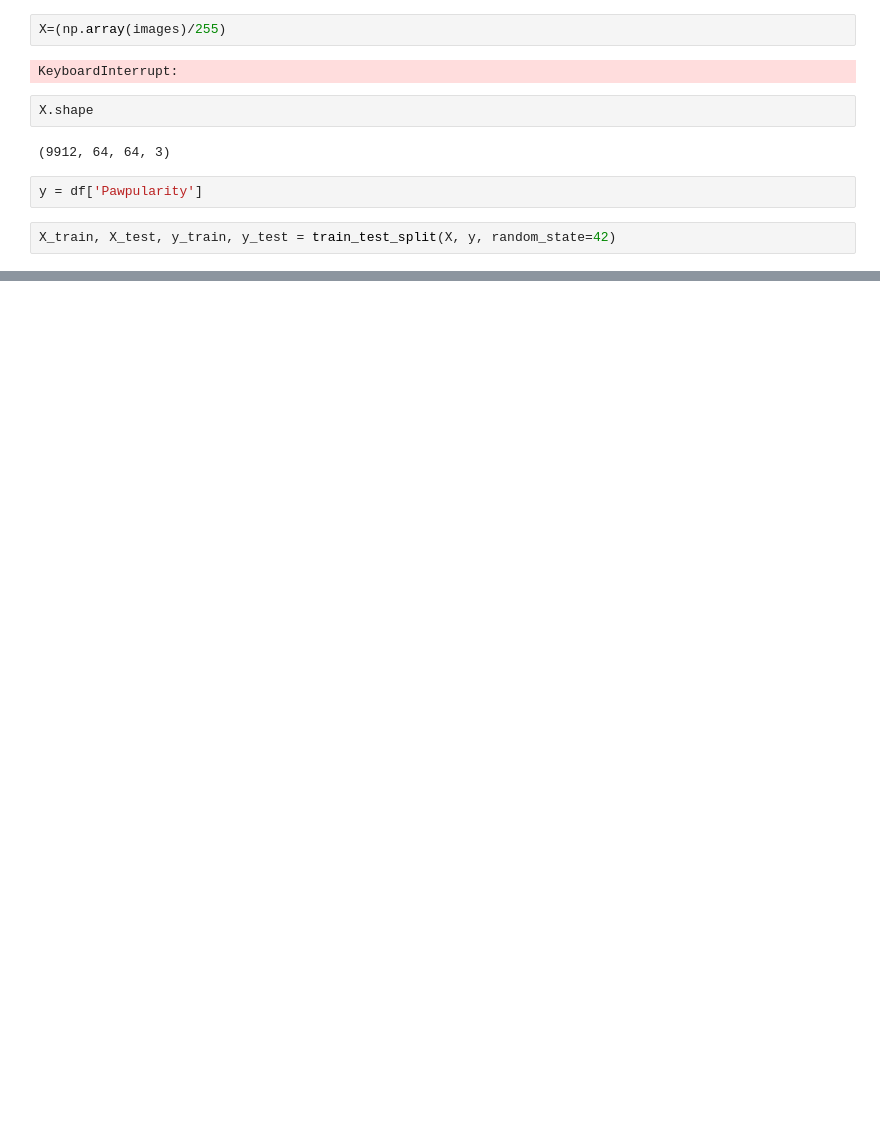
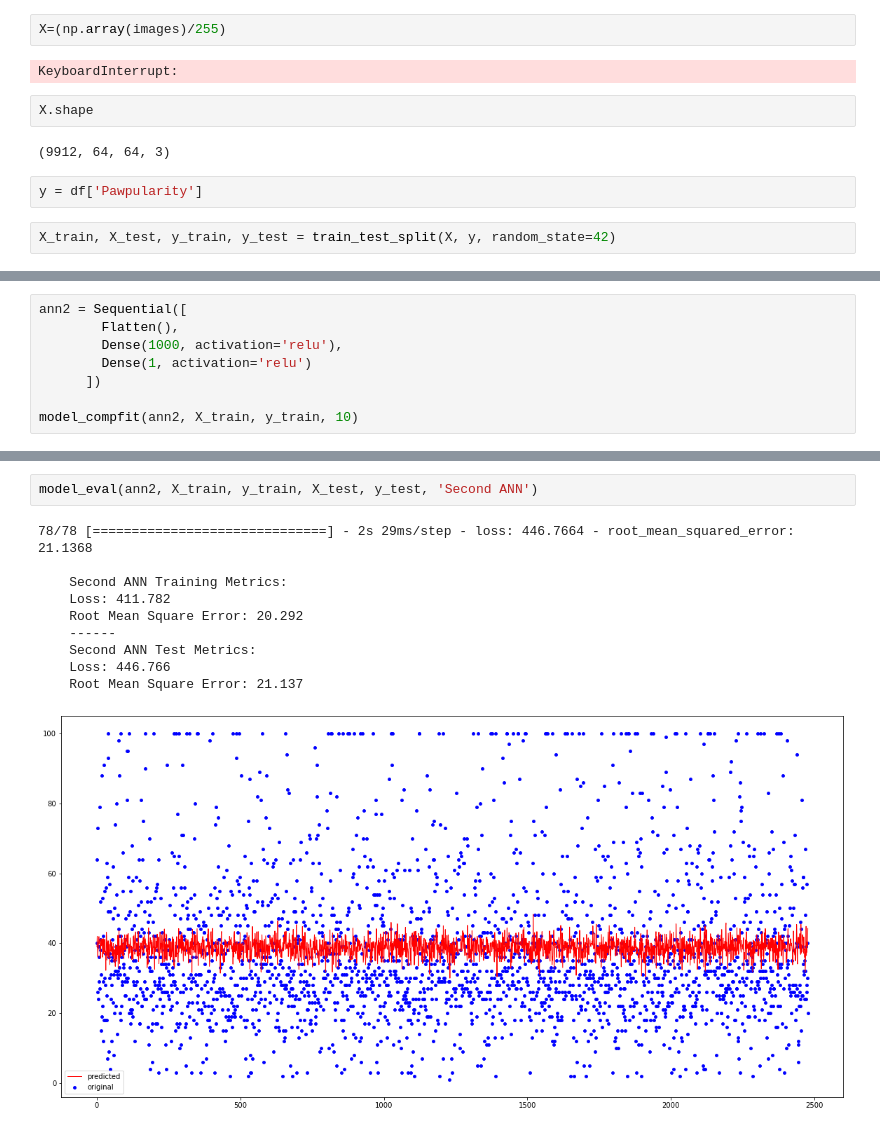
Before and after one commit to stevenaddison/Pet-Pawpularity, a Jupyter notebook: StevenNotebook.ipynb, the cells around one changed output, grey strips where cells are left out. Cells and saved outputs as stored; diff of their text form; blank space fills up the shorter version.

```diff
--- a/StevenNotebook.ipynb
+++ b/StevenNotebook.ipynb
@@ -659,0 +254,8 @@ Epoch 5/5
+# %%
+ann2 = Sequential([
+        Flatten(),
+        Dense(1000, activation='relu'),
+        Dense(1, activation='relu')
+      ])
+
+model_compfit(ann2, X_train, y_train, 10)
@@ -659,0 +283,13 @@ Epoch 5/5
+# %%
+model_eval(ann2, X_train, y_train, X_test, y_test, 'Second ANN')
+# %% [output]
+78/78 [==============================] - 2s 29ms/step - loss: 446.7664 - root_mean_squared_error: 21.1368
+
+    Second ANN Training Metrics:
+    Loss: 411.782
+    Root Mean Square Error: 20.292
+    ------
+    Second ANN Test Metrics:
+    Loss: 446.766
+    Root Mean Square Error: 21.137
+[figure, added]
```
Also changed, not shown: parts of 65 cells of this notebook.
